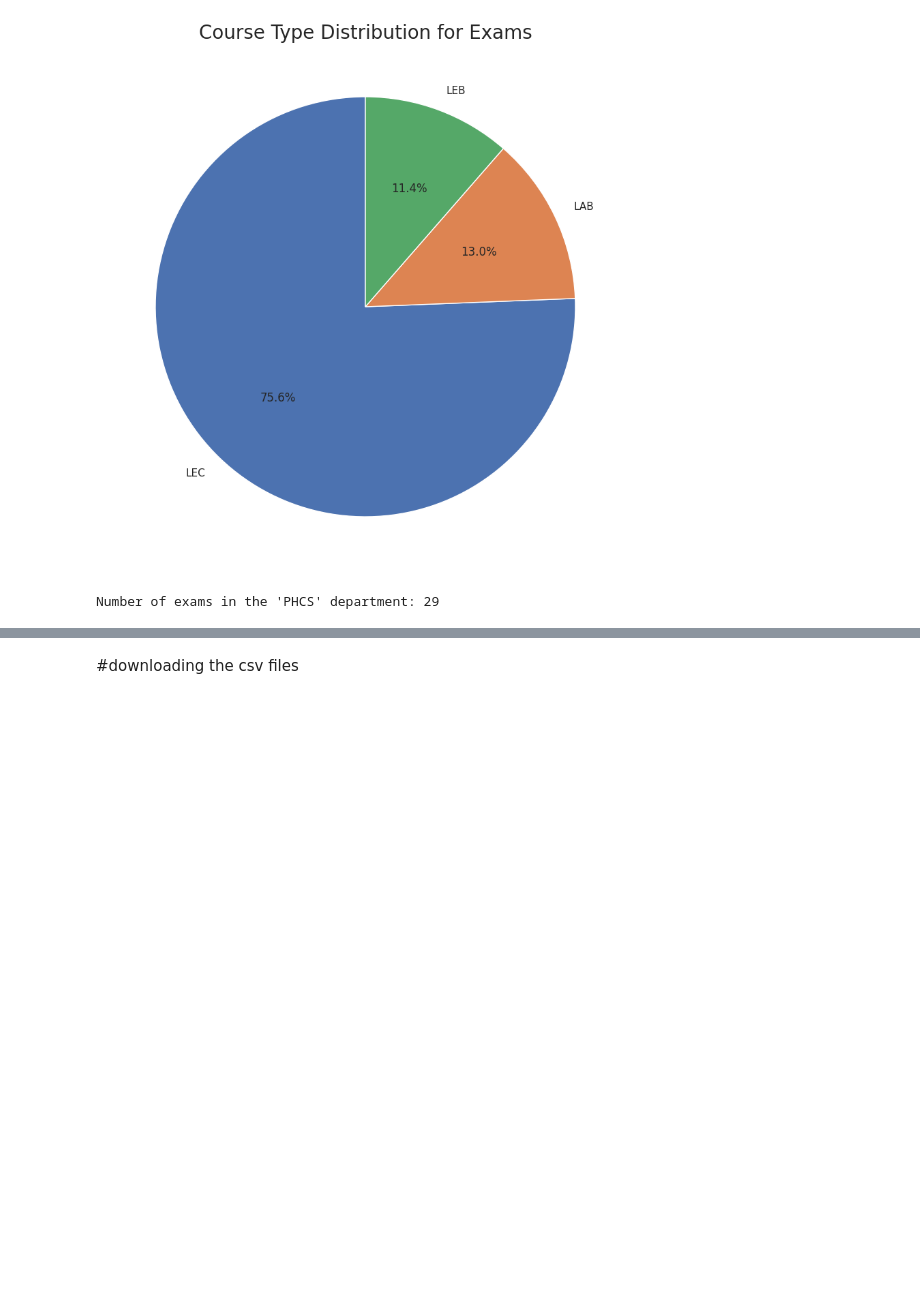
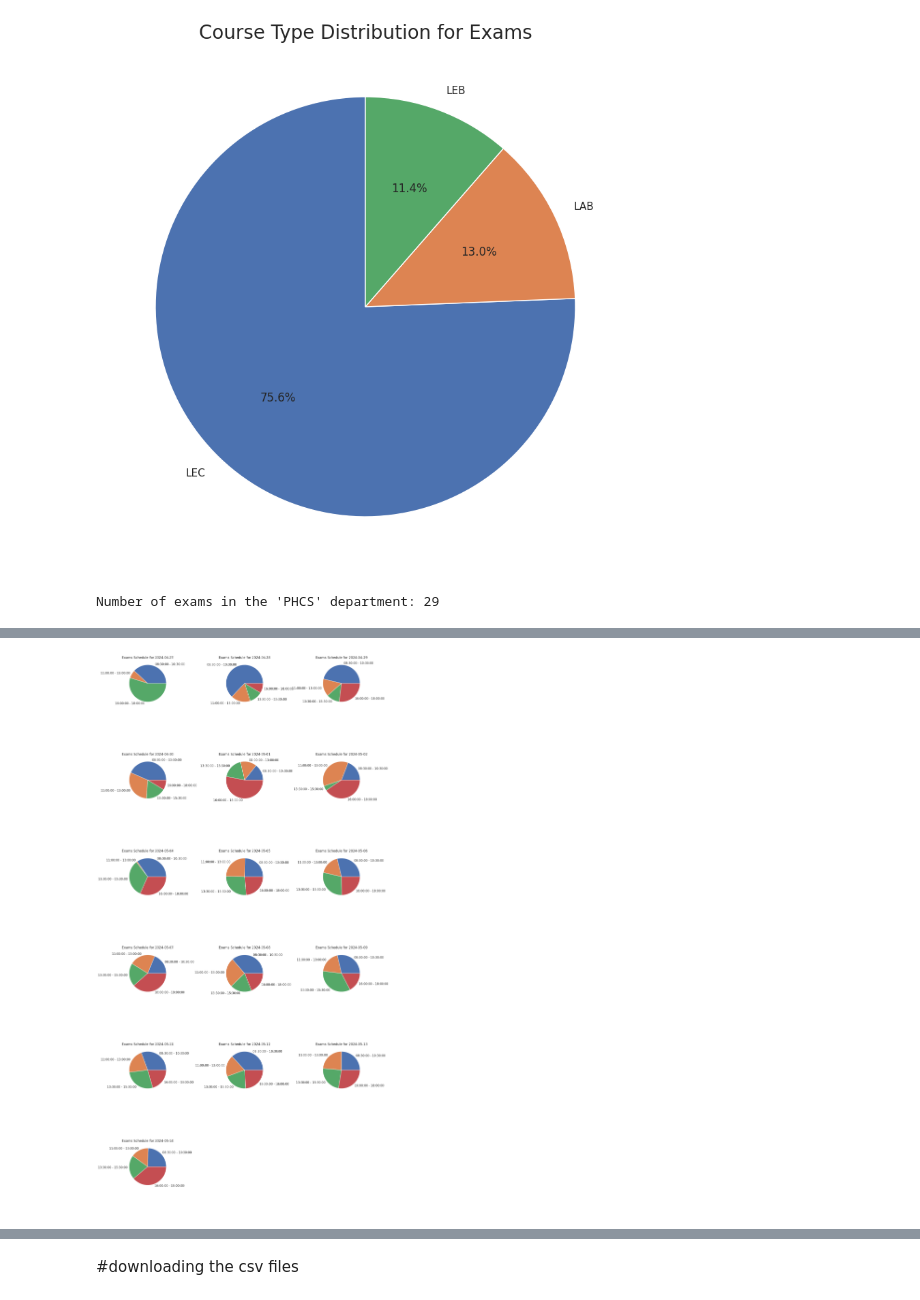
Before and after one commit to r6541/schedule_UOS, a Jupyter notebook: Preprocessing_Exam_Data_EDA.ipynb, the cells around one changed output, grey strips where cells are left out. Cells and saved outputs as stored; diff of their text form; code cells hidden in the pictures; blank space fills up the shorter version.

```diff
--- a/Preprocessing_Exam_Data_EDA.ipynb
+++ b/Preprocessing_Exam_Data_EDA.ipynb
@@ -368,0 +403,13 @@ Number of exams in the 'PHCS' department: 29
+# %%
+# Clean the time strings by removing 'PM' and 'AM' if present
+exams['START_TIME'] = exams['START_TIME'].str.replace('PM', '').str.replace('AM', '')
+exams['END_TIME'] = exams['END_TIME'].str.replace('PM', '').str.replace('AM', '')
+
+# Convert the cleaned time strings to datetime objects
+exams['START_TIME'] = pd.to_datetime(exams['START_TIME'], format='%H:%M').dt.time
+exams['END_TIME'] = pd.to_datetime(exams['END_TIME'], format='%H:%M').dt.time
+
+# Group by 'EXAM_DATE', 'START_TIME', and 'END_TIME', and count the number of rows in each group
+exams_per_timeslot_per_day = exams.groupby(['EXAM_DATE', 'START_TIME', 'END_TIME']).size().reset_index(name='num_exams')
+
+print(exams_per_timeslot_per_day)
@@ -368,0 +431,38 @@ Number of exams in the 'PHCS' department: 29
+# %%
+import matplotlib.pyplot as plt
+import math
+
+# Group by 'EXAM_DATE', 'START_TIME', and 'END_TIME', and count the number of rows in each group
+exams_per_timeslot_per_day = exams.groupby(['EXAM_DATE', 'START_TIME', 'END_TIME']).size().reset_index(name='num_exams')
+
+# Calculate the number of rows and columns for the grid
+num_days = len(exams_per_timeslot_per_day['EXAM_DATE'].unique())
+num_cols = 3  # Number of columns in the grid
+num_rows = math.ceil(num_days / num_cols)  # Calculate the number of rows based on the number of days and columns
+
+# Create subplots with a fixed figure size
+fig, axs = plt.subplots(num_rows, num_cols, figsize=(15, 5*num_rows))
+
+# Iterate over each unique 'EXAM_DATE' and create a pie chart
+for i, date in enumerate(exams_per_timeslot_per_day['EXAM_DATE'].unique()):
+    # Filter data for the current date
+    data_for_date = exams_per_timeslot_per_day[exams_per_timeslot_per_day['EXAM_DATE'] == date]
+
+    # Calculate the position in the grid
+    row_idx = i // num_cols
+    col_idx = i % num_cols
+
+    # Create a pie chart
+    axs[row_idx, col_idx].pie(data_for_date['num_exams'], labels=data_for_date.apply(lambda x: f"{x['START_TIME']} - {x['END_TIME']}", axis=1))
+    axs[row_idx, col_idx].set_title(f"Exams Schedule for {date.strftime('%Y-%m-%d')}")
+
+# Hide any empty subplots
+for i in range(len(exams_per_timeslot_per_day['EXAM_DATE'].unique()), num_rows*num_cols):
+    row_idx = i // num_cols
+    col_idx = i % num_cols
+    axs[row_idx, col_idx].axis('off')
+
+plt.tight_layout()
+plt.show()
+# %% [output]
+[figure, added]
```
Also changed, not shown: parts of 6 cells of this notebook.
